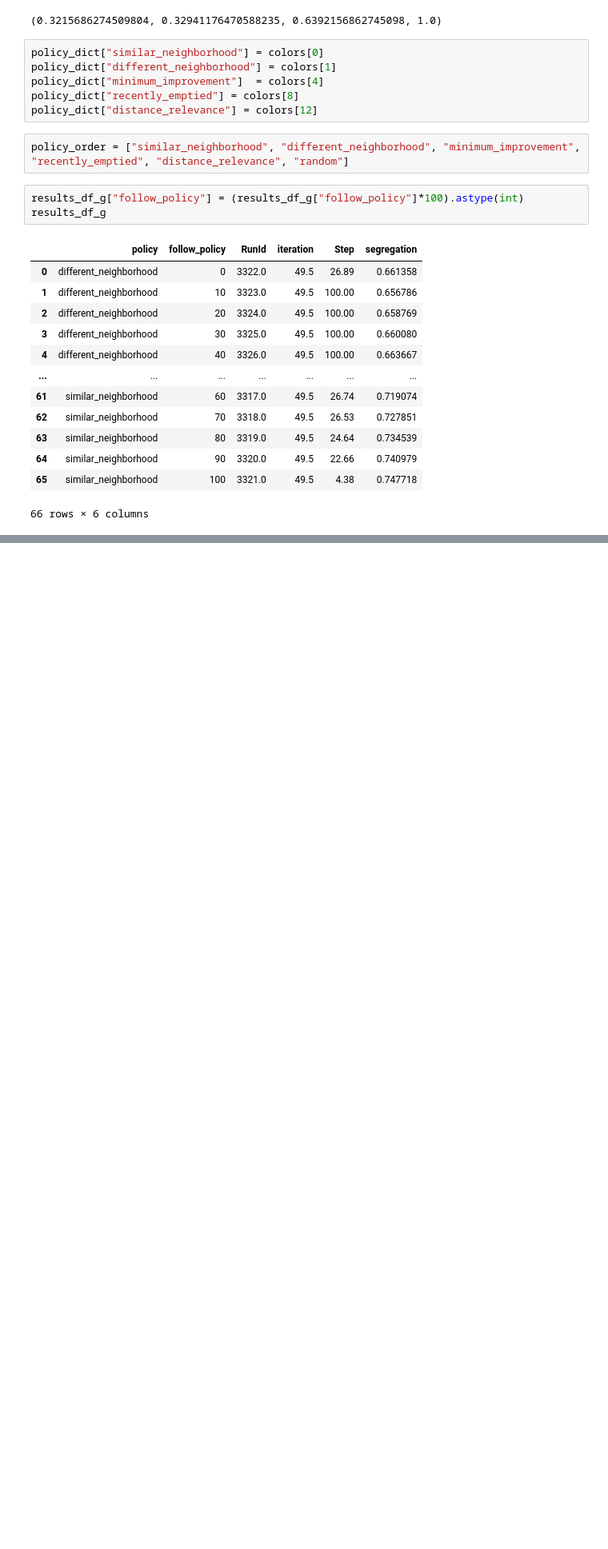
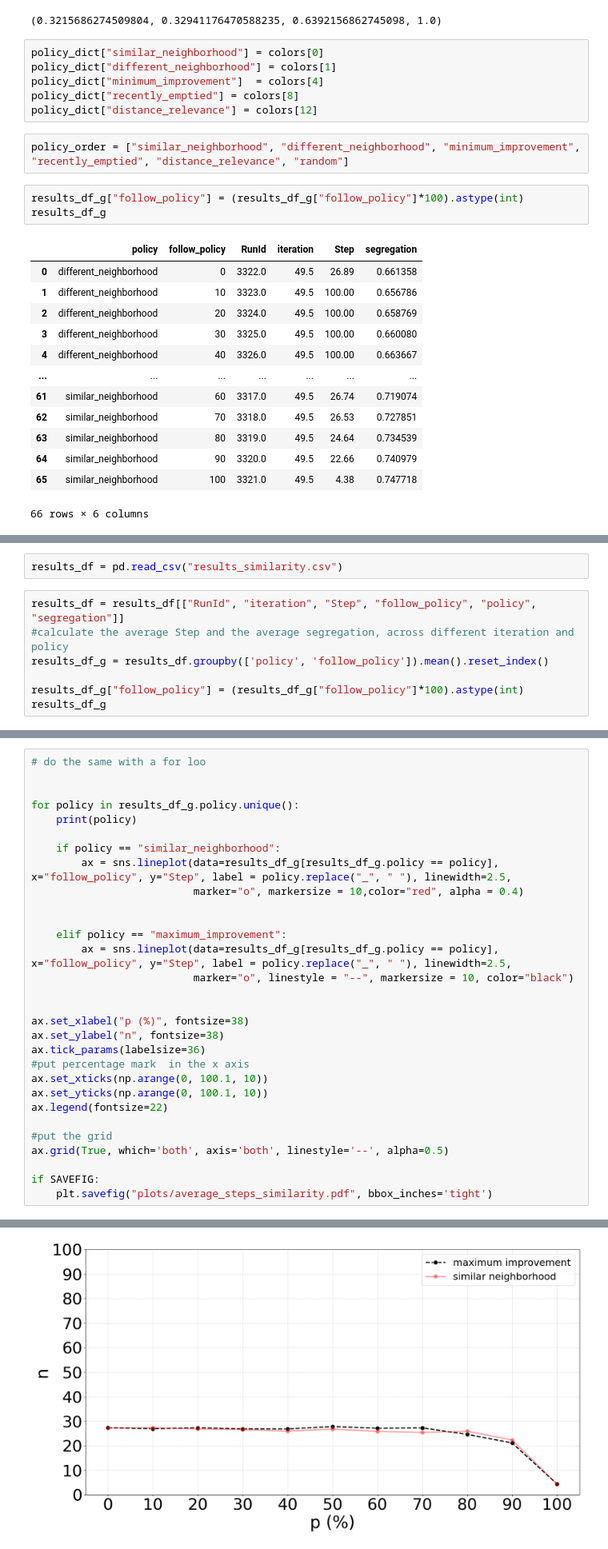
Before and after one commit to mauruscz/RS-chelling, a Jupyter notebook: plots.ipynb, the cells around one changed output, grey strips where cells are left out. Shown at 80% size. Cells and saved outputs as stored; diff of their text form; blank space fills up the shorter version.

```diff
--- a/plots.ipynb
+++ b/plots.ipynb
@@ -265,0 +282,9 @@ if SAVEFIG:
+# %%
+results_df = pd.read_csv("results_similarity.csv")
+# %%
+results_df = results_df[["RunId", "iteration", "Step", "follow_policy", "policy",  "segregation"]]
+#calculate the average Step and the average segregation, across different iteration and policy
+results_df_g = results_df.groupby(['policy', 'follow_policy']).mean().reset_index()
+
+results_df_g["follow_policy"] = (results_df_g["follow_policy"]*100).astype(int)
+results_df_g
@@ -265,0 +309,31 @@ if SAVEFIG:
+# %%
+# do the same with a for loo
+
+
+for policy in results_df_g.policy.unique():
+    print(policy)
+
+    if policy == "similar_neighborhood":
+        ax = sns.lineplot(data=results_df_g[results_df_g.policy == policy], x="follow_policy", y="Step", label = policy.replace("_", " "), linewidth=2.5,
+                          marker="o", markersize = 10,color="red", alpha = 0.4)
+
+
+    elif policy == "maximum_improvement":
+        ax = sns.lineplot(data=results_df_g[results_df_g.policy == policy], x="follow_policy", y="Step", label = policy.replace("_", " "), linewidth=2.5,
+                          marker="o", linestyle = "--", markersize = 10, color="black")
+
+
+ax.set_xlabel("p (%)", fontsize=38)
+ax.set_ylabel("n", fontsize=38)
+ax.tick_params(labelsize=36)
+#put percentage mark  in the x axis
+ax.set_xticks(np.arange(0, 100.1, 10))
+ax.set_yticks(np.arange(0, 100.1, 10))
+ax.legend(fontsize=22)
+
+#put the grid
+ax.grid(True, which='both', axis='both', linestyle='--', alpha=0.5)
+
+if SAVEFIG:
+    plt.savefig("plots/average_steps_similarity.pdf", bbox_inches='tight')
+# %% [output]
@@ -265,0 +342 @@ if SAVEFIG:
+[figure, added]
```
Also changed, not shown: parts of 8 cells of this notebook, 10 other files.
